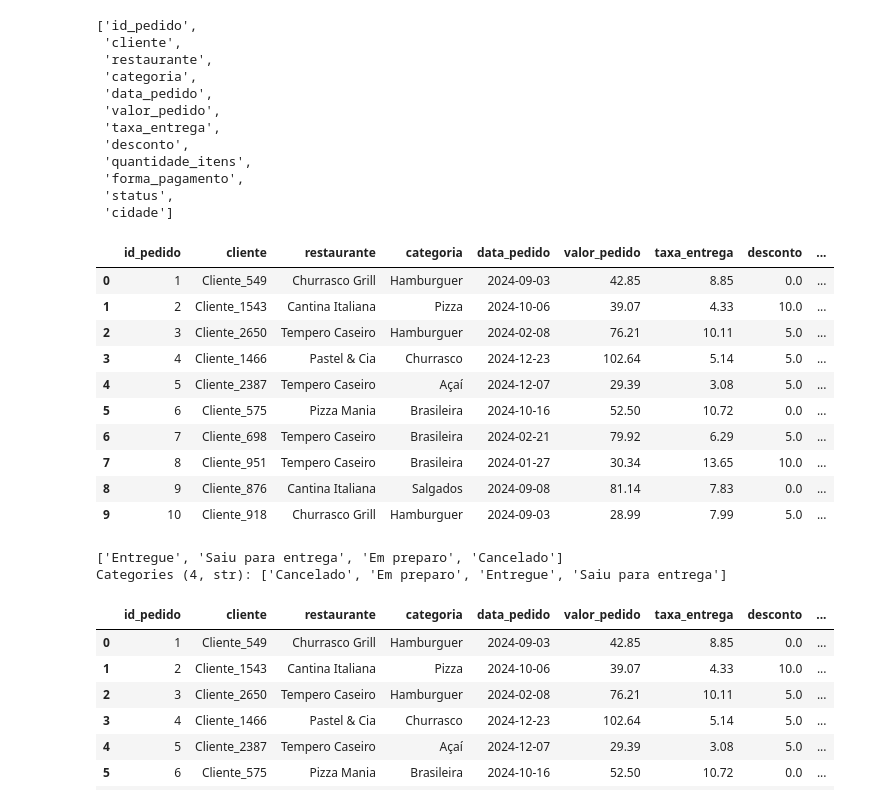
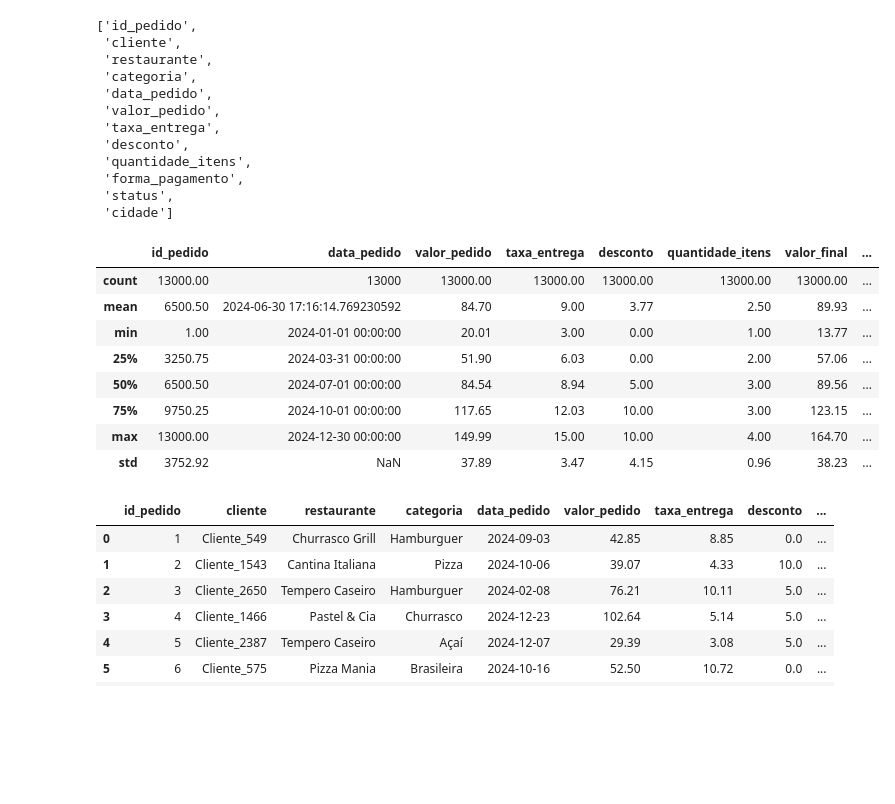
Before and after one commit to aneguimaraestf/CursoSenac20250791, a Jupyter notebook: Atividade - Pandas e Matplotlib/Resolução_Atividade.ipynb, the cells around one changed output. Cells and saved outputs as stored; diff of their text form; code cells hidden in the pictures; blank space fills up the shorter version.

```diff
--- a/Atividade - Pandas e Matplotlib/Resolução_Atividade.ipynb
+++ b/Atividade - Pandas e Matplotlib/Resolução_Atividade.ipynb
@@ -129,14 +129,12 @@ cols_categoria = [
     'categoria',
     'forma_pagamento',
     'status',
+    'cliente',
+    'restaurante',
     'cidade'
 ]
-df[cols_categoria] = df[cols_categoria].astype('category')
+df[cols_categoria] = df[cols_categoria].astype('string')
 
-
-df['cliente'] = df['cliente'].astype('category')
-
-df['restaurante'] = df['restaurante'].astype('category')
 
 
 display(df.info())
@@ -179,24 +177,21 @@ list(df.columns)
 # %%
 df["valor_final"] = df["valor_pedido"] + df["taxa_entrega"] - df["desconto"]
 df["valor_item"] = (df["valor_pedido"] / df["quantidade_itens"]).round(2)
 
-display(df.head(10))
+#display(df.head(10))
+#display(df["status"].unique())
 
-display(df["status"].unique())
+df.describe().round(2)
 # %% [output]
-|  | id_pedido | cliente | restaurante | categoria | data_pedido | valor_pedido | taxa_entrega | desconto | ... |
-| 0 | 1 | Cliente_549 | Churrasco Grill | Hamburguer | 2024-09-03 | 42.85 | 8.85 | 0.0 | ... |
-| 1 | 2 | Cliente_1543 | Cantina Italiana | Pizza | 2024-10-06 | 39.07 | 4.33 | 10.0 | ... |
-| 2 | 3 | Cliente_2650 | Tempero Caseiro | Hamburguer | 2024-02-08 | 76.21 | 10.11 | 5.0 | ... |
-| 3 | 4 | Cliente_1466 | Pastel & Cia | Churrasco | 2024-12-23 | 102.64 | 5.14 | 5.0 | ... |
-| 4 | 5 | Cliente_2387 | Tempero Caseiro | Açaí | 2024-12-07 | 29.39 | 3.08 | 5.0 | ... |
-| 5 | 6 | Cliente_575 | Pizza Mania | Brasileira | 2024-10-16 | 52.50 | 10.72 | 0.0 | ... |
-| 6 | 7 | Cliente_698 | Tempero Caseiro | Brasileira | 2024-02-21 | 79.92 | 6.29 | 5.0 | ... |
-| 7 | 8 | Cliente_951 | Tempero Caseiro | Brasileira | 2024-01-27 | 30.34 | 13.65 | 10.0 | ... |
-| 8 | 9 | Cliente_876 | Cantina Italiana | Salgados | 2024-09-08 | 81.14 | 7.83 | 0.0 | ... |
-| 9 | 10 | Cliente_918 | Churrasco Grill | Hamburguer | 2024-09-03 | 28.99 | 7.99 | 5.0 | ... |
+|  | id_pedido | data_pedido | valor_pedido | taxa_entrega | desconto | quantidade_itens | valor_final | ... |
+| count | 13000.00 | 13000 | 13000.00 | 13000.00 | 13000.00 | 13000.00 | 13000.00 | ... |
+| mean | 6500.50 | 2024-06-30 17:16:14.769230592 | 84.70 | 9.00 | 3.77 | 2.50 | 89.93 | ... |
+| min | 1.00 | 2024-01-01 00:00:00 | 20.01 | 3.00 | 0.00 | 1.00 | 13.77 | ... |
+| 25% | 3250.75 | 2024-03-31 00:00:00 | 51.90 | 6.03 | 0.00 | 2.00 | 57.06 | ... |
+| 50% | 6500.50 | 2024-07-01 00:00:00 | 84.54 | 8.94 | 5.00 | 3.00 | 89.56 | ... |
+| 75% | 9750.25 | 2024-10-01 00:00:00 | 117.65 | 12.03 | 10.00 | 3.00 | 123.15 | ... |
+| max | 13000.00 | 2024-12-30 00:00:00 | 149.99 | 15.00 | 10.00 | 4.00 | 164.70 | ... |
+| std | 3752.92 | NaN | 37.89 | 3.47 | 4.15 | 0.96 | 38.23 | ... |
-['Entregue', 'Saiu para entrega', 'Em preparo', 'Cancelado']
-Categories (4, str): ['Cancelado', 'Em preparo', 'Entregue', 'Saiu para entrega']
 # %%
 df["status_pagamento"]= np.where(
     df['status'].str.lower() == 'cancelado',
```
Also changed, not shown: parts of 5 cells of this notebook.
